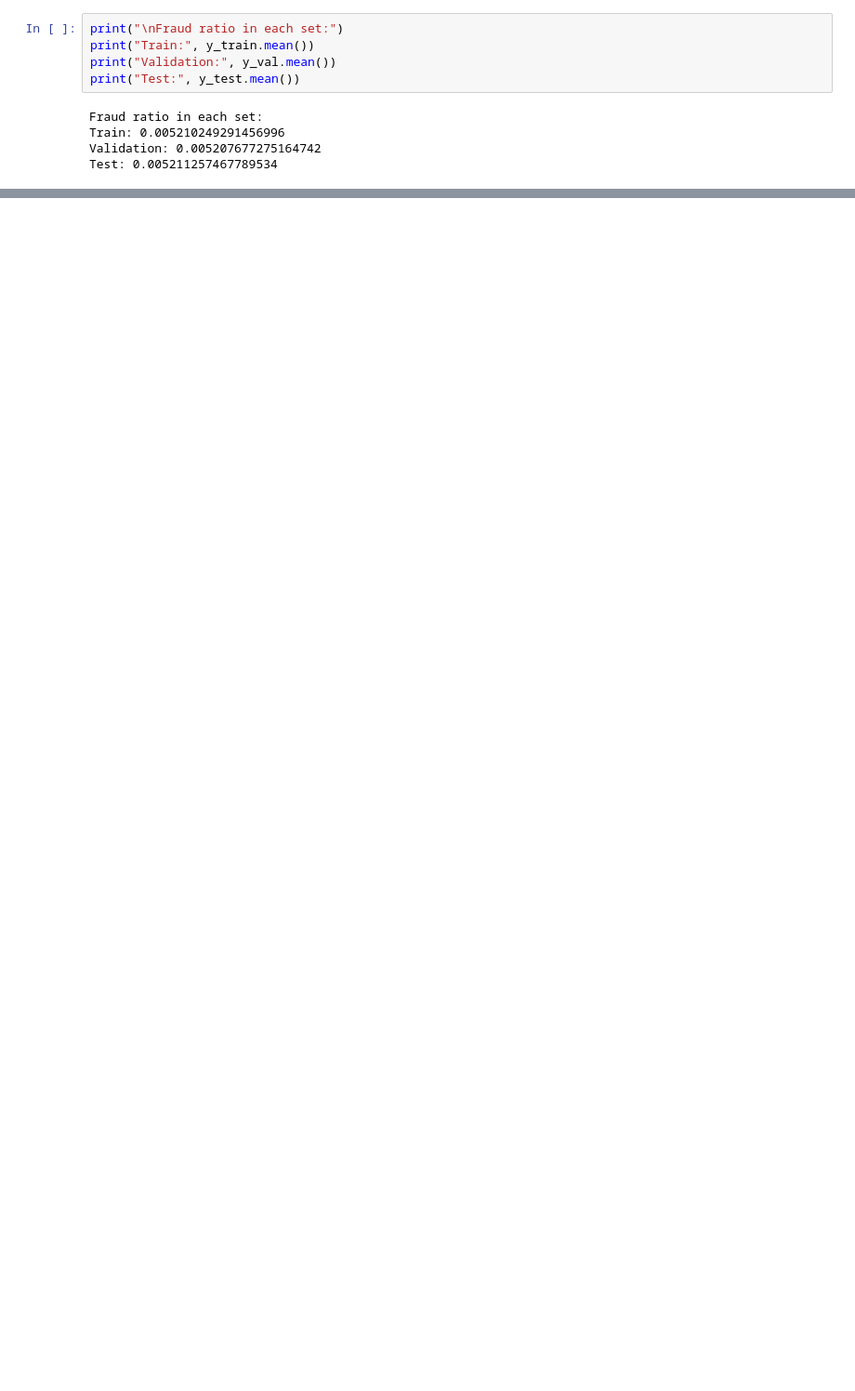
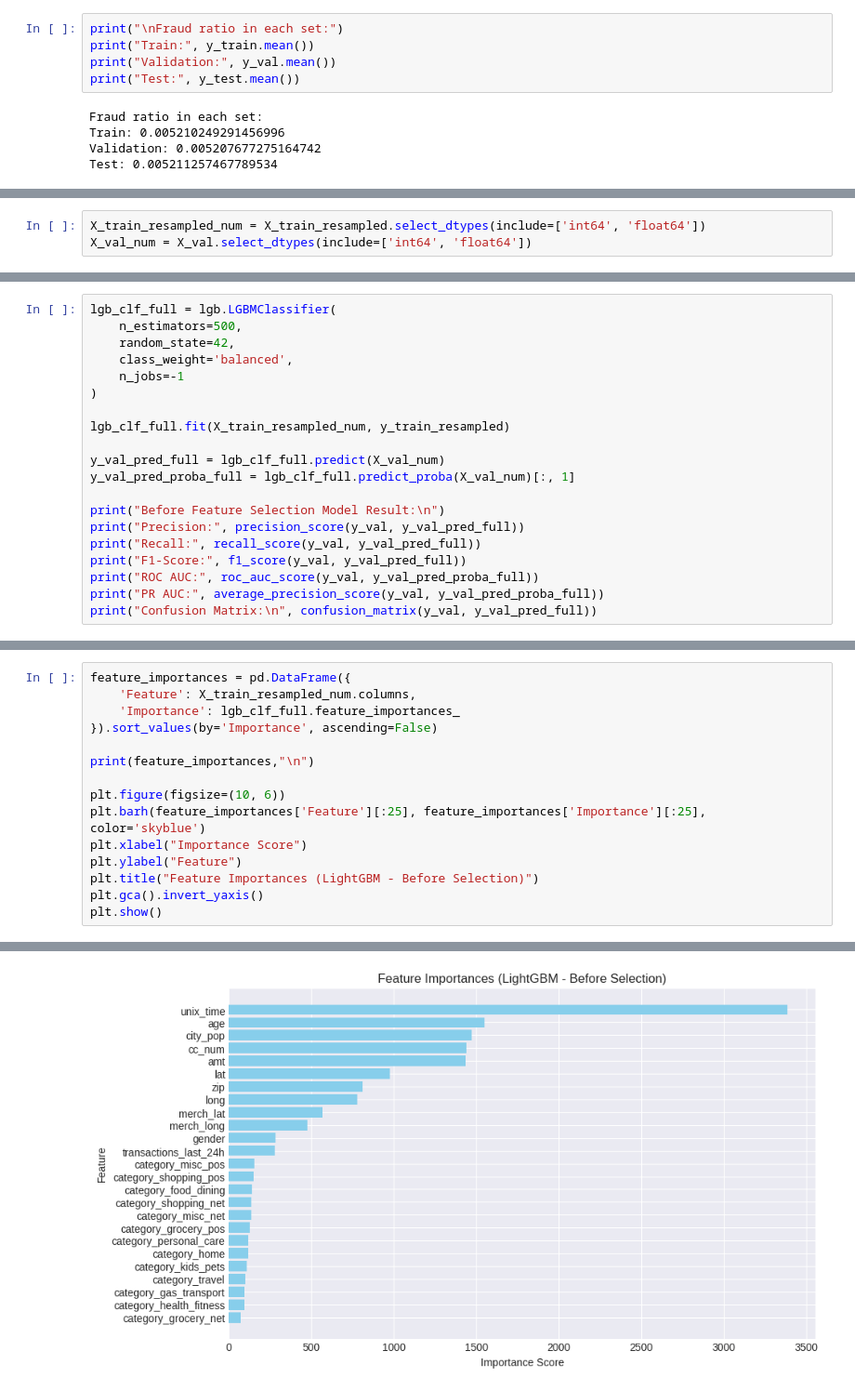
Before and after one commit to usama879/creditcardfraudproject, a Jupyter notebook: CreditCardFraud.ipynb, the cells around one changed output, grey strips where cells are left out. Shown at 93% size. Drawn from its saved outputs; the diff is of its cells as text; blank space fills up the shorter version.

```diff
--- a/CreditCardFraud.ipynb
+++ b/CreditCardFraud.ipynb
@@ -690,0 +671,3 @@ Test: 0.005211257467789534
+# %%
+X_train_resampled_num = X_train_resampled.select_dtypes(include=['int64', 'float64'])
+X_val_num = X_val.select_dtypes(include=['int64', 'float64'])
@@ -690,0 +676,20 @@ Test: 0.005211257467789534
+# %%
+lgb_clf_full = lgb.LGBMClassifier(
+    n_estimators=500,
+    random_state=42,
+    class_weight='balanced',
+    n_jobs=-1
+)
+
+lgb_clf_full.fit(X_train_resampled_num, y_train_resampled)
+
+y_val_pred_full = lgb_clf_full.predict(X_val_num)
+y_val_pred_proba_full = lgb_clf_full.predict_proba(X_val_num)[:, 1]
+
+print("Before Feature Selection Model Result:\n")
+print("Precision:", precision_score(y_val, y_val_pred_full))
+print("Recall:", recall_score(y_val, y_val_pred_full))
+print("F1-Score:", f1_score(y_val, y_val_pred_full))
+print("ROC AUC:", roc_auc_score(y_val, y_val_pred_proba_full))
+print("PR AUC:", average_precision_score(y_val, y_val_pred_proba_full))
+print("Confusion Matrix:\n", confusion_matrix(y_val, y_val_pred_full))
@@ -690,0 +716,16 @@ Test: 0.005211257467789534
+# %%
+feature_importances = pd.DataFrame({
+    'Feature': X_train_resampled_num.columns,
+    'Importance': lgb_clf_full.feature_importances_
+}).sort_values(by='Importance', ascending=False)
+
+print(feature_importances,"\n")
+
+plt.figure(figsize=(10, 6))
+plt.barh(feature_importances['Feature'][:25], feature_importances['Importance'][:25], color='skyblue')
+plt.xlabel("Importance Score")
+plt.ylabel("Feature")
+plt.title("Feature Importances (LightGBM - Before Selection)")
+plt.gca().invert_yaxis()
+plt.show()
+# %% [output]
@@ -690,0 +749 @@ Test: 0.005211257467789534
+[figure, added]
```
Also changed, not shown: parts of 54 cells of this notebook.
